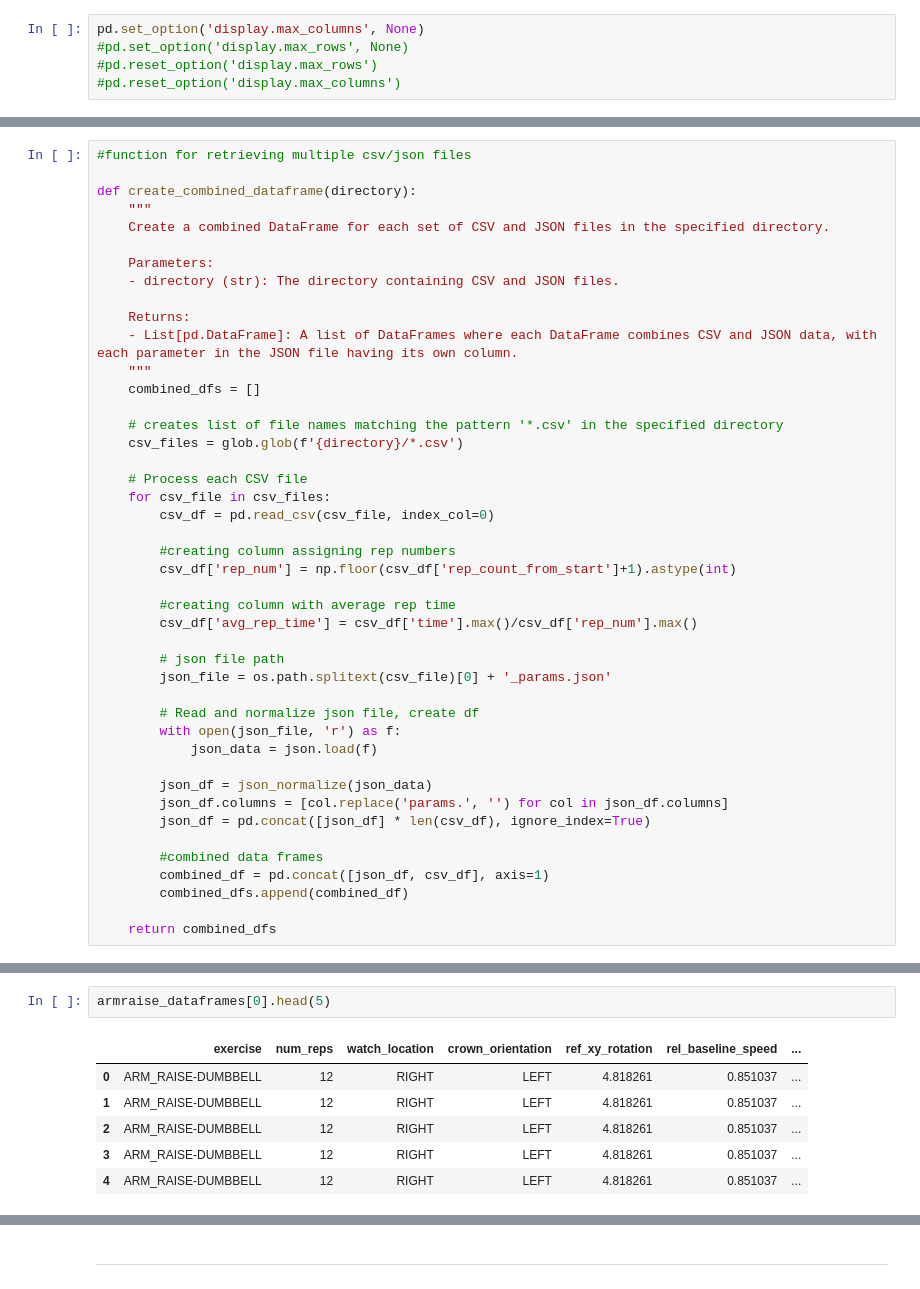
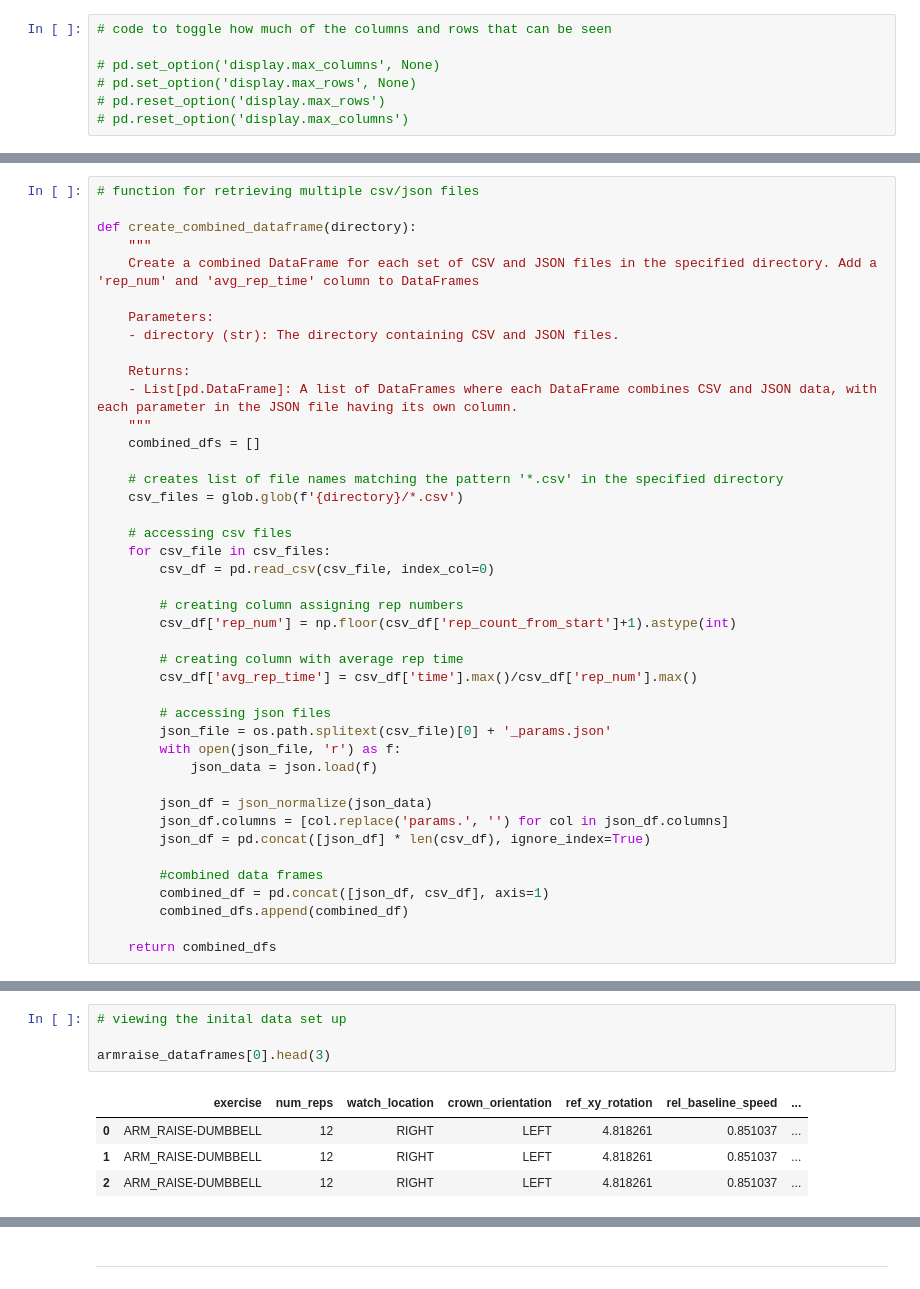
Before and after one commit to KelKi3/Exercise_Recognition, a Jupyter notebook: notebooks/motion_prediction_EDA.ipynb, the cells around one changed output, grey strips where cells are left out. Saved outputs shown, nothing was run; the diff lists cells and outputs as text.

```diff
--- a/notebooks/motion_prediction_EDA.ipynb
+++ b/notebooks/motion_prediction_EDA.ipynb
@@ -28,5 +39,7 @@ import numpy as np
 # %%
-pd.set_option('display.max_columns', None)
-#pd.set_option('display.max_rows', None)
-#pd.reset_option('display.max_rows')
-#pd.reset_option('display.max_columns')
+# code to toggle how much of the columns and rows that can be seen
+
+# pd.set_option('display.max_columns', None)
+# pd.set_option('display.max_rows', None)
+# pd.reset_option('display.max_rows')
+# pd.reset_option('display.max_columns')
@@ -33,9 +48,9 @@ pd.set_option('display.max_columns', None)
 # %%
-#function for retrieving multiple csv/json files
+# function for retrieving multiple csv/json files
 
 def create_combined_dataframe(directory):
     """
-    Create a combined DataFrame for each set of CSV and JSON files in the specified directory.
+    Create a combined DataFrame for each set of CSV and JSON files in the specified directory. Add a 'rep_num' and 'avg_rep_time' column to DataFrames
 
     Parameters:
     - directory (str): The directory containing CSV and JSON files.
@@ -48,20 +63,18 @@ def create_combined_dataframe(directory):
     # creates list of file names matching the pattern '*.csv' in the specified directory
     csv_files = glob.glob(f'{directory}/*.csv')
 
-    # Process each CSV file
+    # accessing csv files
     for csv_file in csv_files:
         csv_df = pd.read_csv(csv_file, index_col=0)
 
-        #creating column assigning rep numbers
+        # creating column assigning rep numbers
         csv_df['rep_num'] = np.floor(csv_df['rep_count_from_start']+1).astype(int)
 
-        #creating column with average rep time
+        # creating column with average rep time
         csv_df['avg_rep_time'] = csv_df['time'].max()/csv_df['rep_num'].max()
 
-        # json file path
+        # accessing json files
         json_file = os.path.splitext(csv_file)[0] + '_params.json'
-
-        # Read and normalize json file, create df
         with open(json_file, 'r') as f:
             json_data = json.load(f)
 
@@ -126,11 +123,11 @@ tricepkickback_right_dataframes = create_combined_dataframe(tricepkickback_right
 vup_path = '../data/basic_motions/vup'
 vup_dataframes = create_combined_dataframe(vup_path)
 # %%
-armraise_dataframes[0].head(5)
+# viewing the inital data set up
+
+armraise_dataframes[0].head(3)
 # %% [output]
 |  | exercise | num_reps | watch_location | crown_orientation | ref_xy_rotation | rel_baseline_speed | ... |
 | 0 | ARM_RAISE-DUMBBELL | 12 | RIGHT | LEFT | 4.818261 | 0.851037 | ... |
 | 1 | ARM_RAISE-DUMBBELL | 12 | RIGHT | LEFT | 4.818261 | 0.851037 | ... |
 | 2 | ARM_RAISE-DUMBBELL | 12 | RIGHT | LEFT | 4.818261 | 0.851037 | ... |
-| 3 | ARM_RAISE-DUMBBELL | 12 | RIGHT | LEFT | 4.818261 | 0.851037 | ... |
-| 4 | ARM_RAISE-DUMBBELL | 12 | RIGHT | LEFT | 4.818261 | 0.851037 | ... |
```
Also changed, not shown: parts of 72 cells of this notebook.
